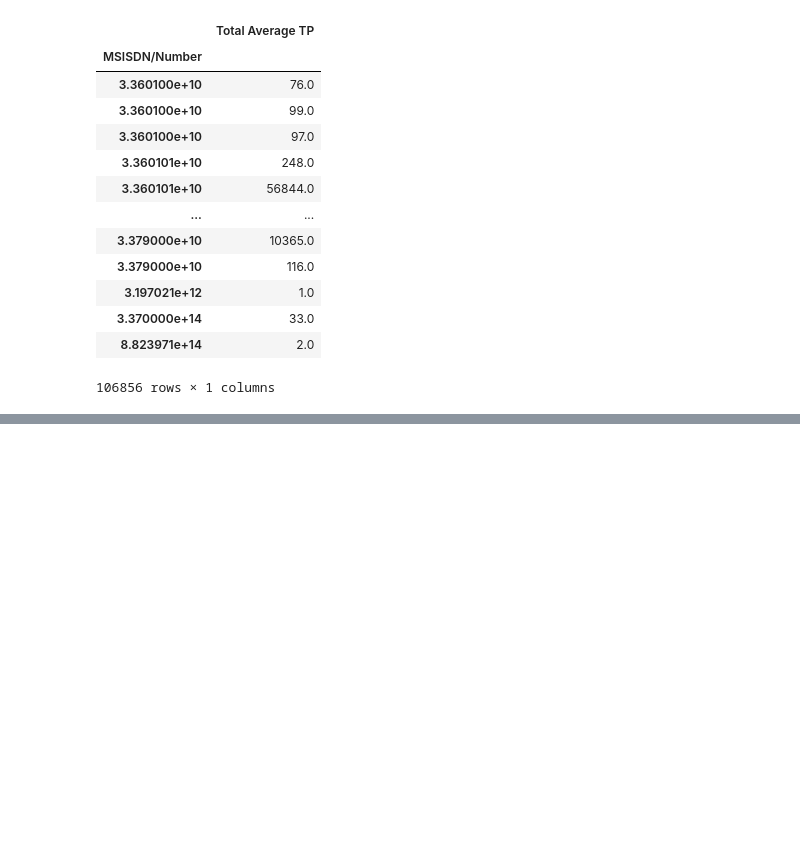
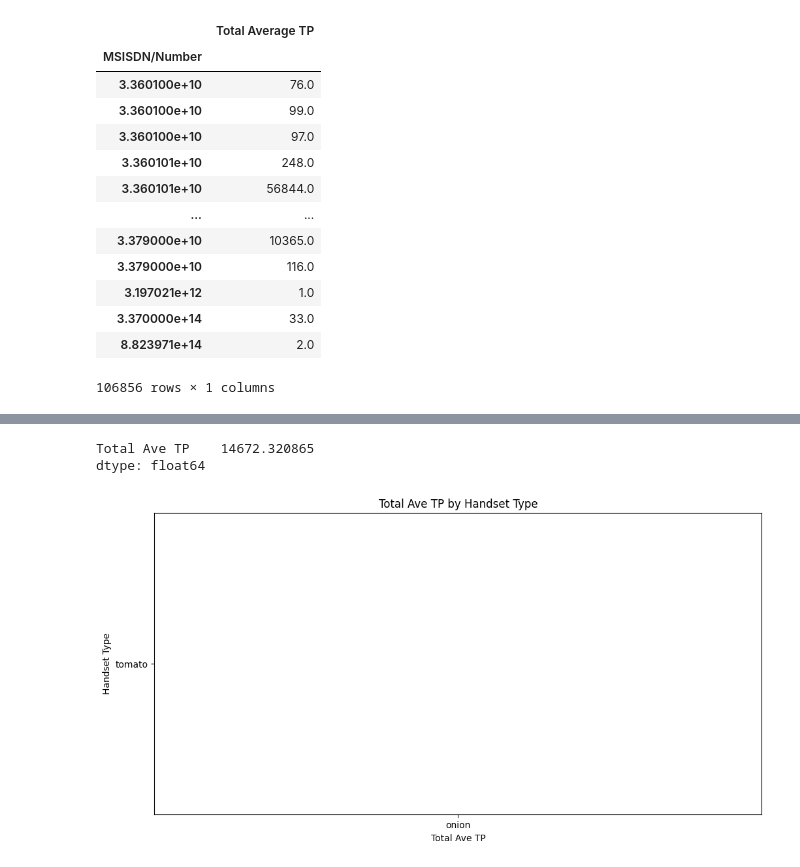
Before and after one commit to melatteshome/User-Analytics-Telecom-Industry, a Jupyter notebook: notebooks/user_experience_analysis.ipynb, the cells around one changed output, grey strips where cells are left out. Drawn from its saved outputs; the diff is of its cells as text; code cells hidden in the pictures; blank space fills up the shorter version.

```diff
--- a/notebooks/user_experience_analysis.ipynb
+++ b/notebooks/user_experience_analysis.ipynb
@@ -198,0 +306,22 @@ most_frequent_handset_type_per_person.head()
+# %%
+# standard deviation
+
+std_dev= average_tp_per_handsettype.std()
+std_dev
+# %% [output]
+Total Ave TP    14672.320865
+dtype: float64
+# %%
+# Plot bar graph
+
+plt.figure(figsize=(12, 6))
+plt.barh('tomato', 'onion', color='blue')
+plt.xlabel("Total Ave TP")
+plt.ylabel("Handset Type")
+plt.title("Total Ave TP by Handset Type")
+plt.gca().invert_yaxis()  # Invert y-axis for better readability
+
+# Show plot
+plt.show()
+# %% [output]
+[figure, added]
```
Also changed, not shown: parts of 7 cells of this notebook.
